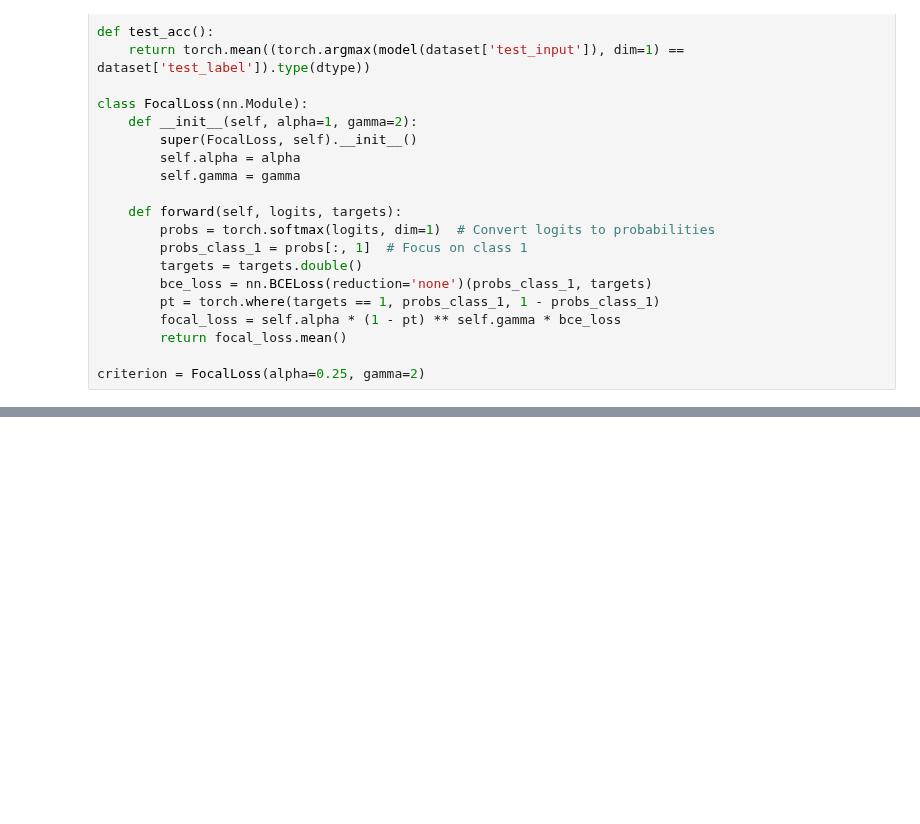
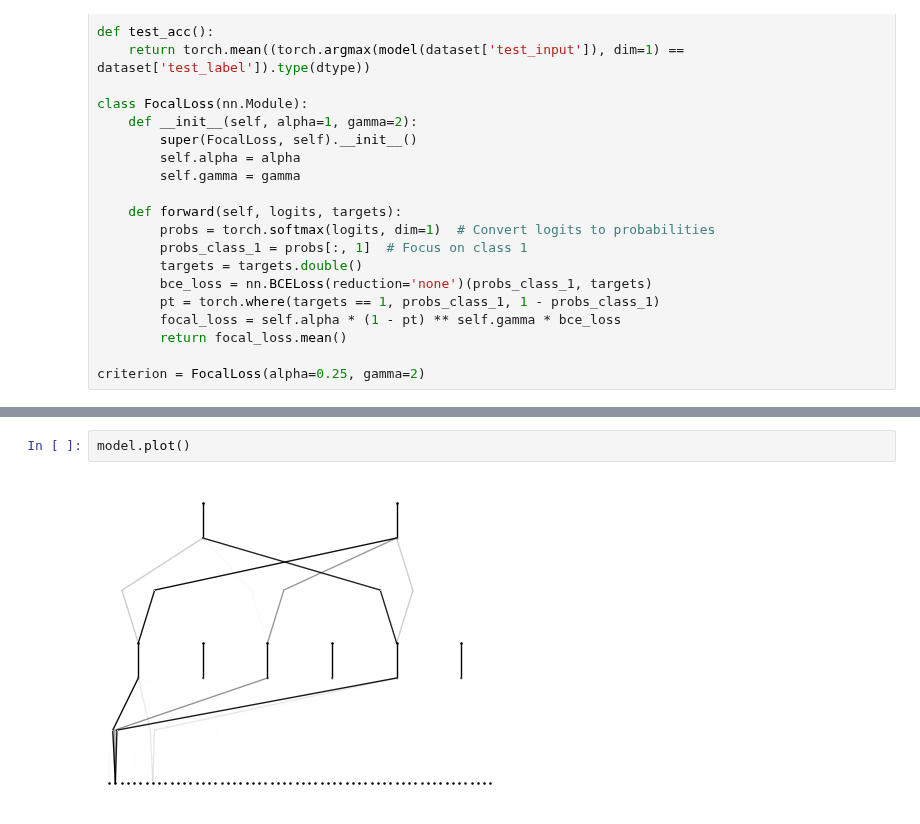
Before and after one commit to QuanPham19/functional-kan, a Jupyter notebook: phase_1/notebooks_credit/credit_origin.ipynb, the cells around one changed output, grey strips where cells are left out. Drawn from its saved outputs; the diff is of its cells as text; blank space fills up the shorter version.

```diff
--- a/phase_1/notebooks_credit/credit_origin.ipynb
+++ b/phase_1/notebooks_credit/credit_origin.ipynb
@@ -159,0 +208,4 @@ Average Test Accuracy: 0.7680
+# %%
+model.plot()
+# %% [output]
+[figure, added]
```
Also changed, not shown: parts of 6 cells of this notebook, 6 other files.
